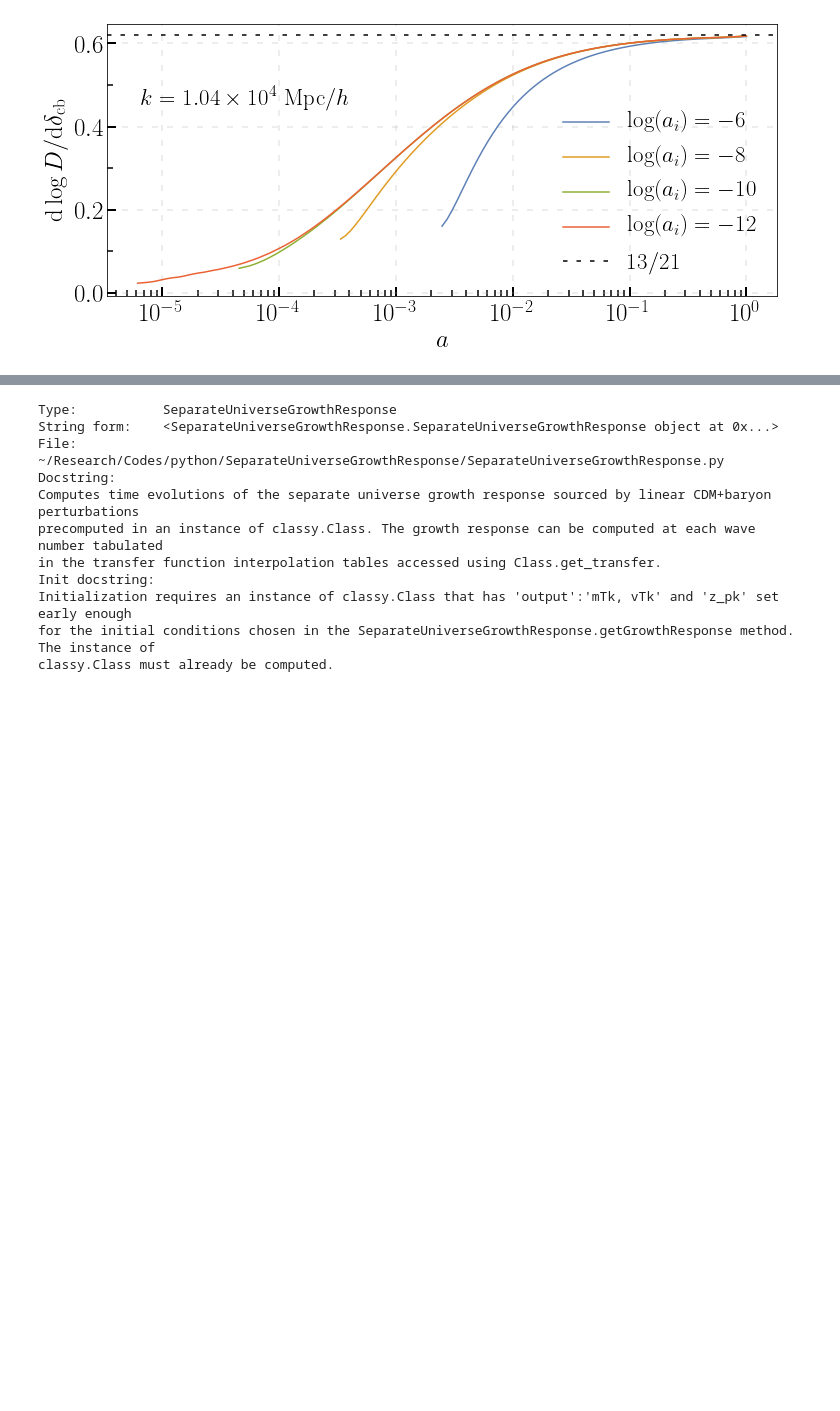
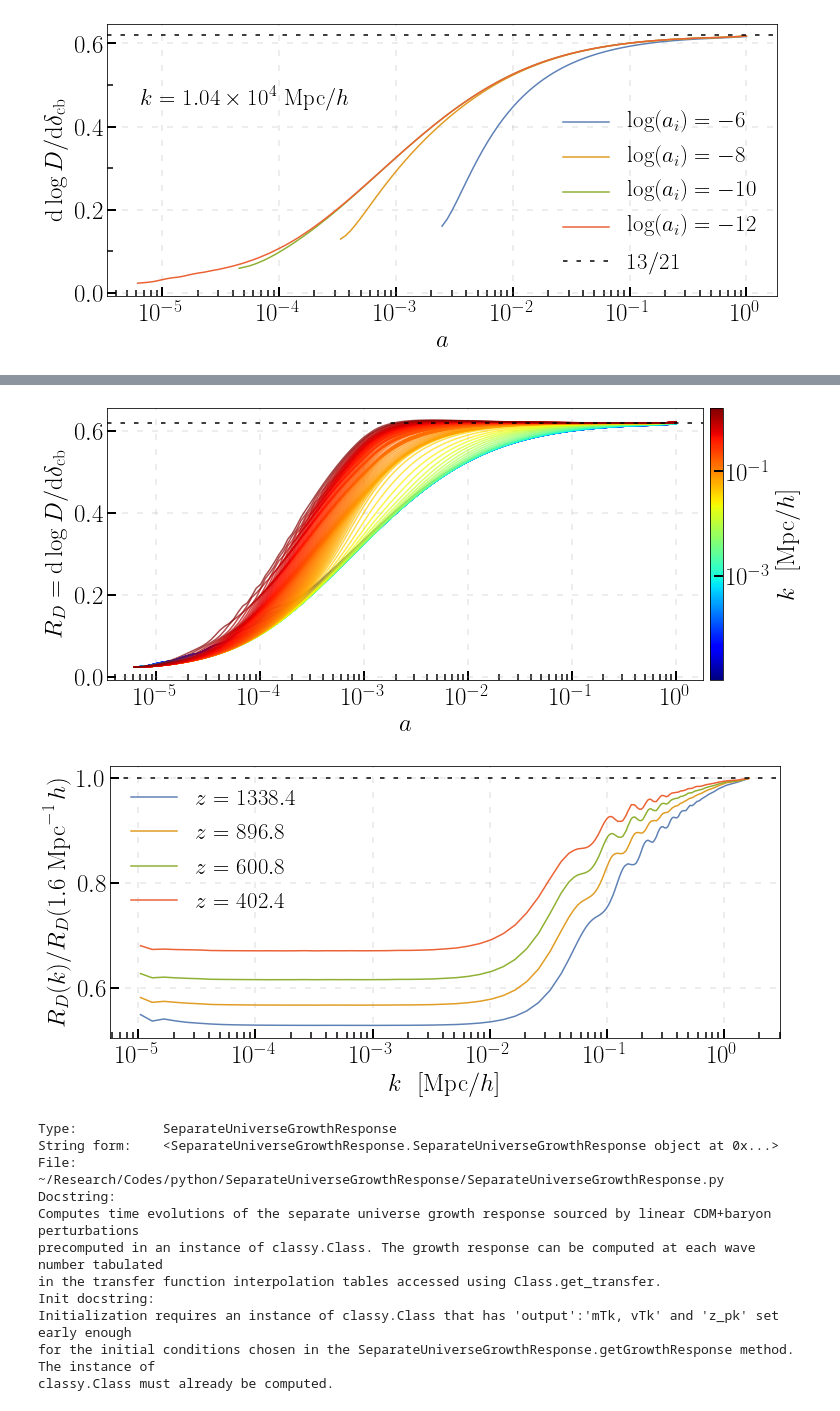
Before and after one commit to dsjamieson/SeparateUniverseGrowthResponse, a Jupyter notebook: demo.ipynb, the cells around one changed output, grey strips where cells are left out. Cells and saved outputs as stored; diff of their text form; code cells hidden in the pictures; blank space fills up the shorter version.

```diff
--- a/demo.ipynb
+++ b/demo.ipynb
@@ -94,0 +131,53 @@ plt.show()
+# %%
+#
+# Check scale-dependence at a sample of redshifts
+#
+Rloga2, Rs2 = [], []
+for k_ind in range(len(cls.get_transfer(0.)['k (h/Mpc)'])):
+    tRloga, tR = sugr2.getGrowthResponse(k_ind, -12, dloga = 1.e-1, nstep = 100, rtol = 1.e-3, atol = 1.e-9)
+    Rloga2.append(tRloga)
+    Rs2.append(tR)
+Rloga2 = np.array(Rloga)
+Rs2 = np.array(Rs)
+#
+# Plots
+#
+fig, ax = plt.subplots(figsize = (12, 5))
+ax.set_xscale('log')
+kk = cls.get_transfer(0.)['k (h/Mpc)']
+for tk, tloga, tR in zip(kk, Rloga2, Rs2) :
+    logkrat = np.log(tk / kk[0]) / np.log(kk[-1] / kk[0])
+    ax.plot(np.exp(tloga), tR,  color = plt.cm.jet(logkrat), alpha = 0.7);
+cmap = mpl.cm.jet;
+norm = mpl.colors.LogNorm(vmin= kk[0], vmax = kk[-1]);
+fig.colorbar(mpl.cm.ScalarMappable(norm=norm, cmap=cmap), ax=ax, orientation='vertical',
+             label='$k\ \ [\mathrm{Mpc}/ h]$', fraction = 0.1, pad = 0.01);
+#ax.yaxis.set_major_locator(ticker.MultipleLocator(0.2));
+#ax.yaxis.set_minor_locator(ticker.MultipleLocator(0.1));
+ax.xaxis.set_major_locator(ticker.LogLocator(base=10, numticks=10, subs=[1.0]));
+ax.xaxis.set_minor_locator(ticker.LogLocator(base=10, numticks=10, subs=[1., 2., 3., 4., 5., 6., 7., 8., 9.]));
+ax.grid(dashes = (4, 6));
+ax.axhline(13. / 21., color = 'black', dashes = (3, 6));
+ax.set_xlabel('$a$')
+ax.set_ylabel('$R_D = \mathrm{d} \log D / \mathrm{d} \delta_{\mathrm{cb}}$');
+plt.show()
+#
+# Ratio plots
+#
+fig, ax = plt.subplots(figsize = (12, 5))
+ax.set_xscale('log')
+for z_ind in [48, 52, 56, 60] :
+    ax.plot(cls.get_transfer(0.)['k (h/Mpc)'], Rs2[:, z_ind] / Rs2[-1, z_ind], label = '$z = %.1f$' % (1. / np.exp(Rloga2[-1, z_ind]) - 1.));
+ax.legend();
+ax.axhline(1., color = 'black', dashes = (3, 6));
+#ax.yaxis.set_major_locator(ticker.MultipleLocator(0.004));
+#ax.yaxis.set_minor_locator(ticker.MultipleLocator(0.002));
+ax.xaxis.set_major_locator(ticker.LogLocator(base=10, numticks=10, subs=[1.0]));
+ax.xaxis.set_minor_locator(ticker.LogLocator(base=10, numticks=10, subs=[1., 2., 3., 4., 5., 6., 7., 8., 9.]));
+ax.grid(dashes = (4, 6));
+ax.set_xlabel('$k\ \ [\mathrm{Mpc}/h]$')
+ax.set_ylabel('$R_D(k) / R_D(1.6\ \mathrm{Mpc}^{-1}\, h)$');
+plt.show()
+# %% [output]
+[figure, added]
+[figure, added]
```
Also changed, not shown: parts of 11 cells of this notebook, 1 other file.
